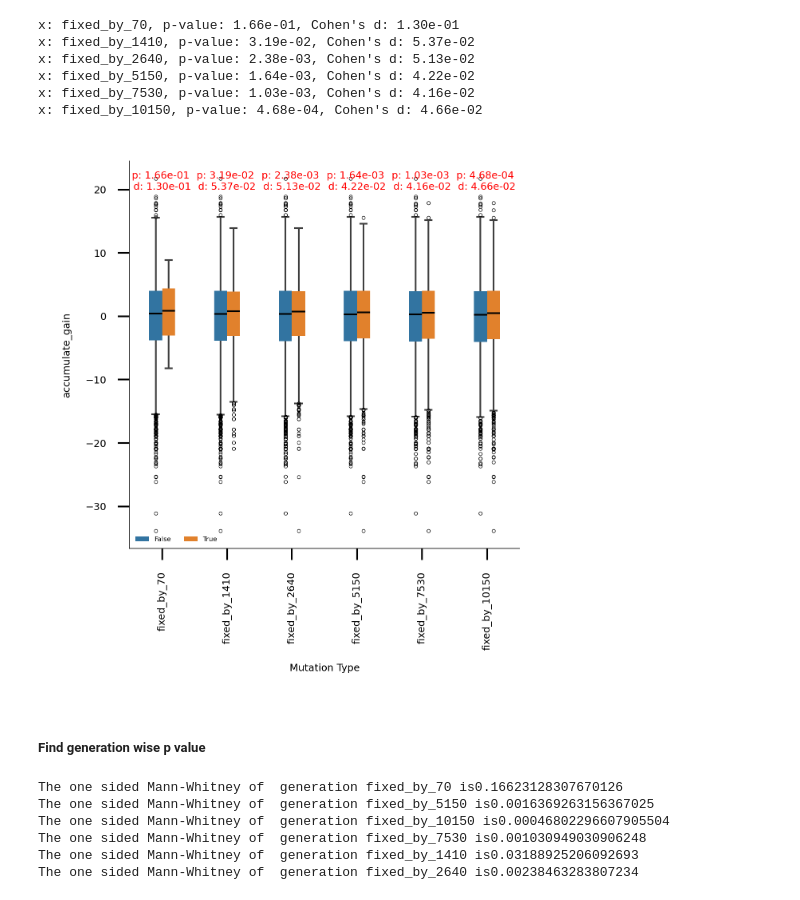
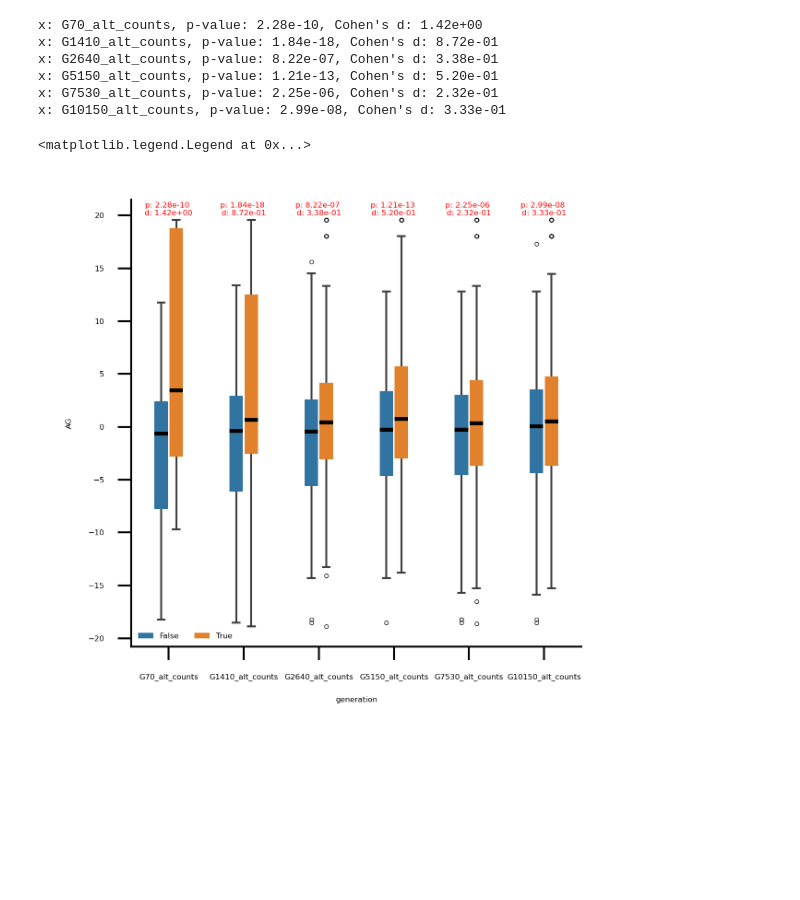
Before and after one commit to cellsemantics/Oligo_Promotion, a Jupyter notebook: figure/main figures/fig7/fig7_7c.ipynb, the cells around one changed output. Cells and saved outputs as stored; diff of their text form; code cells hidden in the pictures; blank space fills up the shorter version.

```diff
--- a/figure/main figures/fig7/fig7_7c.ipynb
+++ b/figure/main figures/fig7/fig7_7c.ipynb
@@ -137,0 +34,24 @@ def custom_figure_axis(ax, fontsize=10, show_ticks = True, rotation=90):
+# %%
+data_all_copy = df.copy()
+all_mutation = pd.DataFrame() # The all_mutation dataframe contain generation and population wise accumulated gain
+
+for i in data_all_copy.columns[-6:]:
+    new_df_tmp = pd.DataFrame()
+    new_df = data_all_copy[data_all_copy.loc[:, i]!=0]
+    new_df_tmp = new_df[["population_name", 'CHROM', 'Position', 'REF','ALT']]
+    new_df_tmp.loc[:, "generation"] = i
+    new_df_tmp.loc[:, "AG"] = new_df.loc[:, "accumulate_gain"]
+    new_df_tmp.loc[:, "allele count"] = new_df.loc[:, i]
+    all_mutation = pd.concat([all_mutation, new_df_tmp], axis = 0)
+
+
+all_mutation.reset_index(inplace=True, drop=True)
+# all_mutation['generation_number'] = all_mutation['generation'].str.extract(r'(\d+)').astype(int)
+# for i in range(all_mutation.shape[0]):
+
+#     if all_mutation.loc[i, "label"] in mutator_list:
+#         all_mutation.loc[i, "mutator"] = "mutator"
+#     if all_mutation.loc[i, "label"] in non_mutator_list:
+#         all_mutation.loc[i, "mutator"] = "non mutator"
+
+all_mutation.head()
@@ -137,0 +67,4 @@ def custom_figure_axis(ax, fontsize=10, show_ticks = True, rotation=90):
+# %%
+ann = pd.read_csv("../../../data/yeast_gene_annotations.tsv",
+                  sep="\t", on_bad_lines='skip')
+ann.head()
@@ -138,20 +145,18 @@ def custom_figure_axis(ax, fontsize=10, show_ticks = True, rotation=90):
 # %%
+# Plot each score's cumulative sum separately
 import seaborn as sns
-import matplotlib.pyplot as plt
+fig, ax = plt.subplots(1, 1, figsize=(2.1, 2.1), dpi = 600)
+ax = sns.boxplot(x='generation', y='AG', data=df_enriched.dropna(), hue='Essential_by_Liu2015', ax =ax, boxprops=dict(edgecolor="black", linewidth=0),flierprops=dict(marker='o', markeredgecolor='black'), width=0.4,linewidth=0.5, fliersize=0.15, dodge=True, medianprops={"color": "black","linewidth":1}, gap = 0.1)
+ax = utility.custom_figure_axis(ax=ax, fontsize=2, show_ticks = True, rotation=0)
+ax = utility.return_box_with_p_effect_size(ax, data = df_enriched.dropna(), x_columns = 'generation', y_columns = 'AG', group1_name = True, group2_name = False, y_pos = 20, hue_columns="Essential_by_Liu2015", fontsize=2)
 
-fig, ax = plt.subplots(1, 1, dpi = 600, figsize=(2.1, 2.1))
-
-ax = sns.boxplot(df_melted, y="accumulate_gain", x = "Mutation Type", hue = "Fixed", ax=ax, boxprops=dict(edgecolor="black", linewidth=0),flierprops=dict(marker='o', markeredgecolor='black'), width=0.4,linewidth=0.5, fliersize=0.15, dodge=True,  medianprops={"color": "black","linewidth":0.5})
-ax= custom_figure_axis(ax, fontsize=3)
-ax.legend(ncol = 2, fontsize=2, frameon=False)
-ax = utility.return_box_with_p_effect_size(ax, data = df_melted, x_columns = "Mutation Type", y_columns = 'accumulate_gain', group1_name = 'True', group2_name = 'False', y_pos = 20, hue_columns="Fixed", fontsize=3)
-
-# ax.set_ylabel("kGain")
+ax.legend(ncol = 2, frameon = False, fontsize=2)
 # %% [output]
-x: fixed_by_70, p-value: 1.66e-01, Cohen's d: 1.30e-01
-x: fixed_by_1410, p-value: 3.19e-02, Cohen's d: 5.37e-02
-x: fixed_by_2640, p-value: 2.38e-03, Cohen's d: 5.13e-02
-x: fixed_by_5150, p-value: 1.64e-03, Cohen's d: 4.22e-02
-x: fixed_by_7530, p-value: 1.03e-03, Cohen's d: 4.16e-02
-x: fixed_by_10150, p-value: 4.68e-04, Cohen's d: 4.66e-02
+x: G70_alt_counts, p-value: 2.28e-10, Cohen's d: 1.42e+00
+x: G1410_alt_counts, p-value: 1.84e-18, Cohen's d: 8.72e-01
+x: G2640_alt_counts, p-value: 8.22e-07, Cohen's d: 3.38e-01
+x: G5150_alt_counts, p-value: 1.21e-13, Cohen's d: 5.20e-01
+x: G7530_alt_counts, p-value: 2.25e-06, Cohen's d: 2.32e-01
+x: G10150_alt_counts, p-value: 2.99e-08, Cohen's d: 3.33e-01
+<matplotlib.legend.Legend at 0x...>
-[figure, old version]
+[figure, new version]
@@ -181,17 +162,0 @@ def man_whiteney(group1, group2):
-# %% [markdown]
-##### Find generation wise p value
-# %%
-# tmp = pd
-
-for i in set(df_melted["Mutation Type"]):
-
-    tmp = df_melted[df_melted.loc[:, "Mutation Type"]==i]
-
-    print("The one sided Mann-Whitney of  generation " + i + " is" + str(man_whiteney(tmp[tmp.loc[:, "Fixed"]=="True"]["accumulate_gain"], tmp[tmp.loc[:, "Fixed"]=="False"]["accumulate_gain"])))
-# %% [output]
-The one sided Mann-Whitney of  generation fixed_by_70 is0.16623128307670126
-The one sided Mann-Whitney of  generation fixed_by_5150 is0.0016369263156367025
-The one sided Mann-Whitney of  generation fixed_by_10150 is0.00046802296607905504
-The one sided Mann-Whitney of  generation fixed_by_7530 is0.001030949030906248
-The one sided Mann-Whitney of  generation fixed_by_1410 is0.03188925206092693
-The one sided Mann-Whitney of  generation fixed_by_2640 is0.00238463283807234
```
Also changed, not shown: parts of 25 cells of this notebook.
